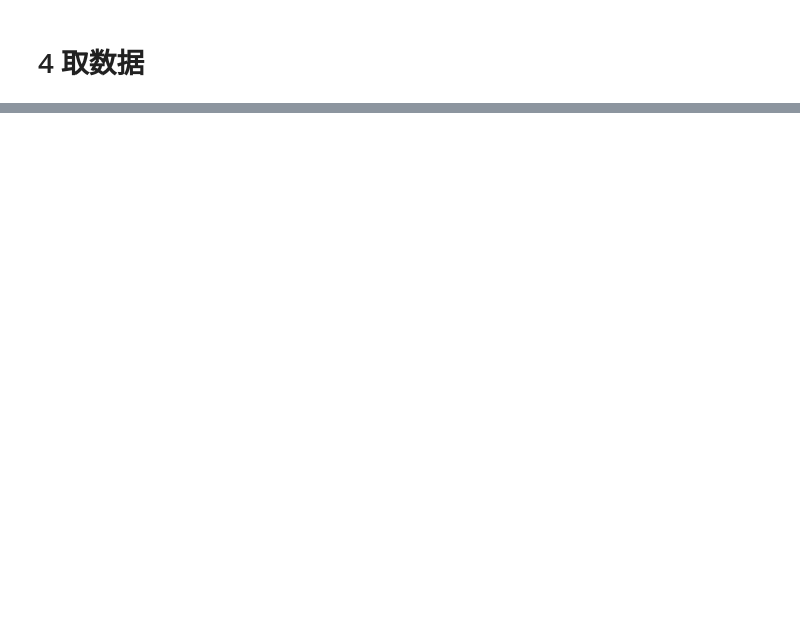
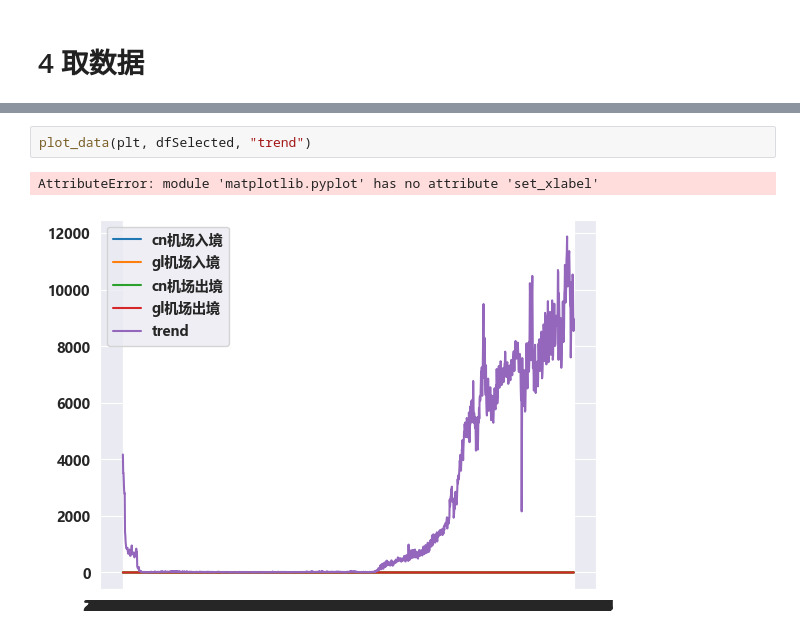
Before and after one commit to jiadol/Travel_Ml, a Jupyter notebook: notebooks/hk_data_preprocess.ipynb, the cells around one changed output, grey strips where cells are left out. Drawn from its saved outputs; the diff is of its cells as text; blank space fills up the shorter version.

```diff
--- a/notebooks/hk_data_preprocess.ipynb
+++ b/notebooks/hk_data_preprocess.ipynb
@@ -272,0 +295,5 @@ baseline = 'gl机场入境'
+# %%
+plot_data(plt, dfSelected, "trend")
+# %% [output]
+AttributeError: module 'matplotlib.pyplot' has no attribute 'set_xlabel'
+[figure, added]
```
Also changed, not shown: parts of 7 cells of this notebook, 4 other files.
